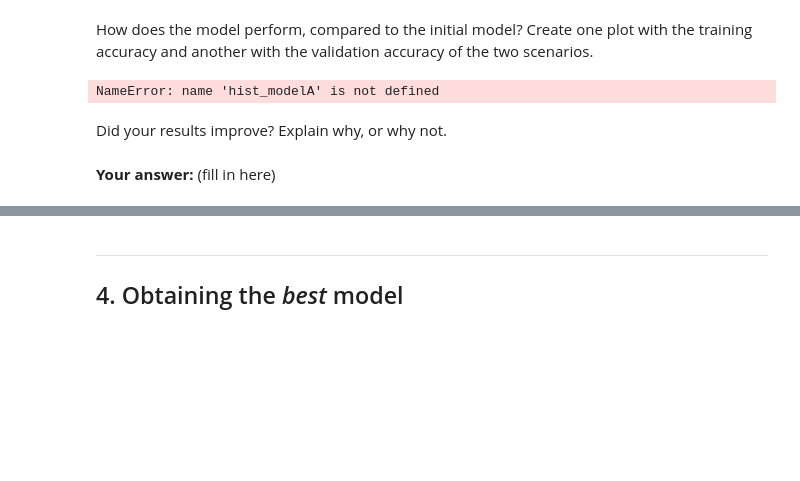
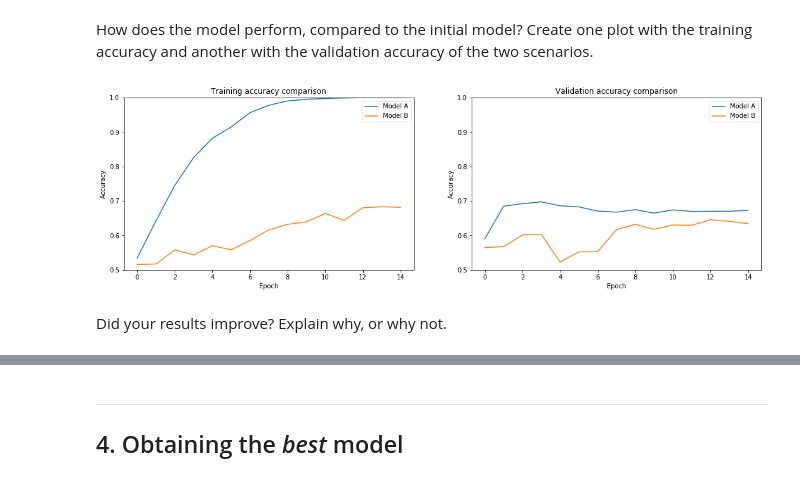
Before and after one commit to Vioh/SSY340, a Jupyter notebook: HA1/HA1.ipynb, the cells around one changed output, grey strips where cells are left out. Drawn from its saved outputs; the diff is of its cells as text; code cells hidden in the pictures; blank space fills up the shorter version.

```diff
--- a/HA1/HA1.ipynb
+++ b/HA1/HA1.ipynb
@@ -277,16 +271,16 @@ Improve your initial model according to you answer above. Write the new definiti
 # %%
 def modelB():
     model = Sequential()
-    model.add(Conv2D(16, (5, 5), kernel_regularizer=l2(0.02), activation='relu', input_shape=image_shape))
+    model.add(Conv2D(16, (5, 5), kernel_regularizer=l2(0.008), activation='relu', input_shape=image_shape))
     model.add(MaxPooling2D(pool_size=(2, 2)))
     model.add(Flatten())
-    model.add(Dense(16, activation='relu', kernel_regularizer=l2(0.02)))
+    model.add(Dense(16, activation='relu', kernel_regularizer=l2(0.008)))
     model.add(Dense(1, activation='sigmoid'))
     model.compile(loss='binary_crossentropy', optimizer='adam', metrics=['accuracy'])
     return model
 
-model = modelB()
-hist_modelB = model.fit_generator(train_generator,
+modelB = modelB()
+hist_modelB = modelB.fit_generator(train_generator,
                                   validation_data=val_generator,
                                   epochs=15,
                                   use_multiprocessing=True,
@@ -314,32 +308,32 @@ How does the model perform, compared to the initial model? Create one plot with
 # %%
 # Get the history dicts and set figure size
 historyA = hist_modelA.history
 historyB = hist_modelB.history
 fig = plt.figure(figsize=(18,5))
 
 # Plotting the training accuracy
 plt.subplot(1,2,1)
 plt.plot(historyA['acc'])
 plt.plot(historyB['acc'])
 plt.title('Training accuracy comparison')
+plt.ylim((0.5, 1.0))
 plt.ylabel('Accuracy')
 plt.xlabel('Epoch')
 plt.legend(['Model A', 'Model B'])
 
 # Plotting the validation accuracy
 plt.subplot(1,2,2)
 plt.plot(historyA['val_acc'])
 plt.plot(historyB['val_acc'])
 plt.title('Validation accuracy comparison')
+plt.ylim((0.5, 1.0))
 plt.ylabel('Accuracy')
 plt.xlabel('Epoch')
 plt.legend(['Model A', 'Model B'])
 
 # Show the plots
 plt.show()
 # %% [output]
-NameError: name 'hist_modelA' is not defined
+[figure, added]
 # %% [markdown]
 Did your results improve? Explain why, or why not.
-# %% [markdown]
-**Your answer:** (fill in here)
```
Also changed, not shown: parts of 47 cells of this notebook.
